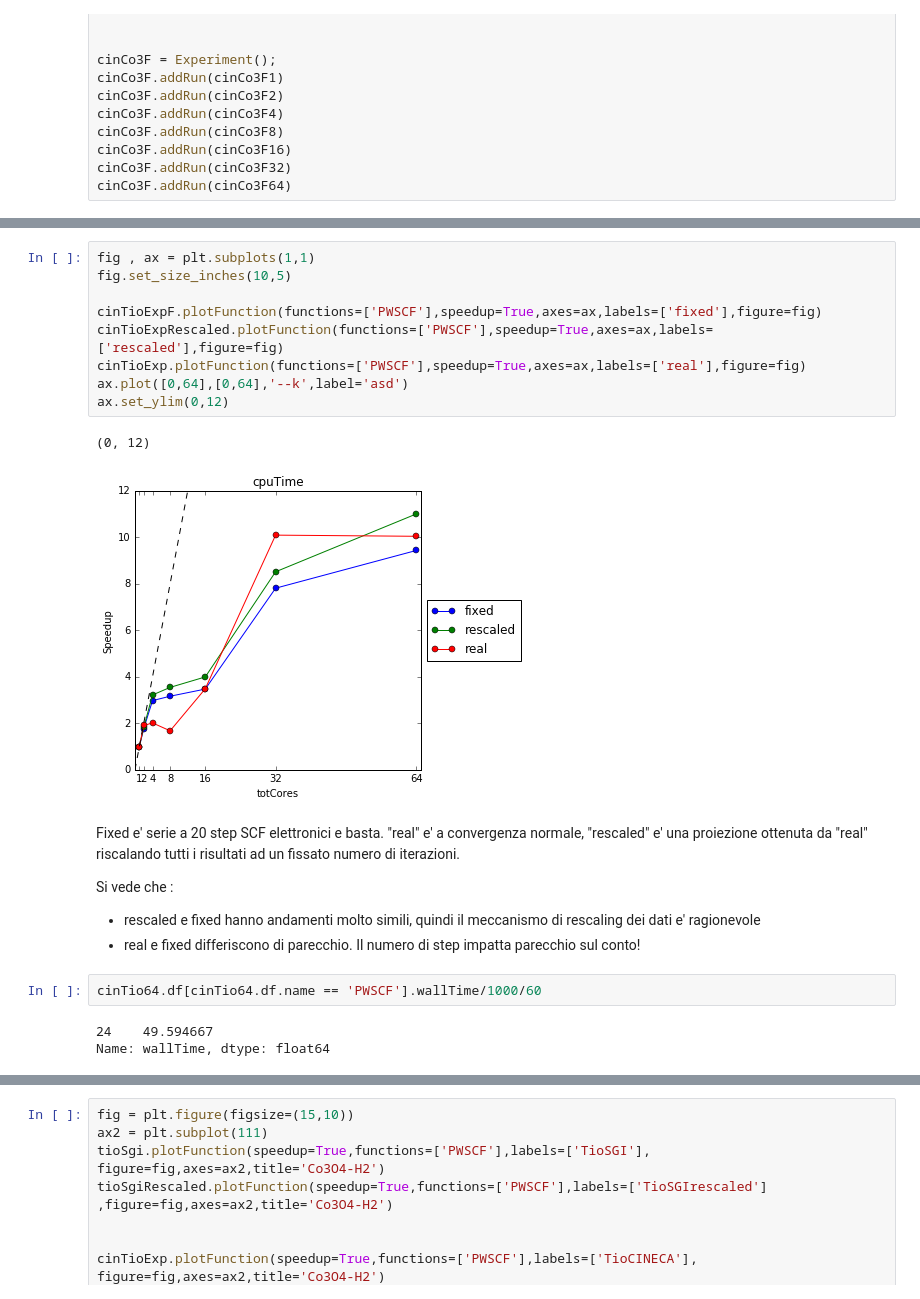
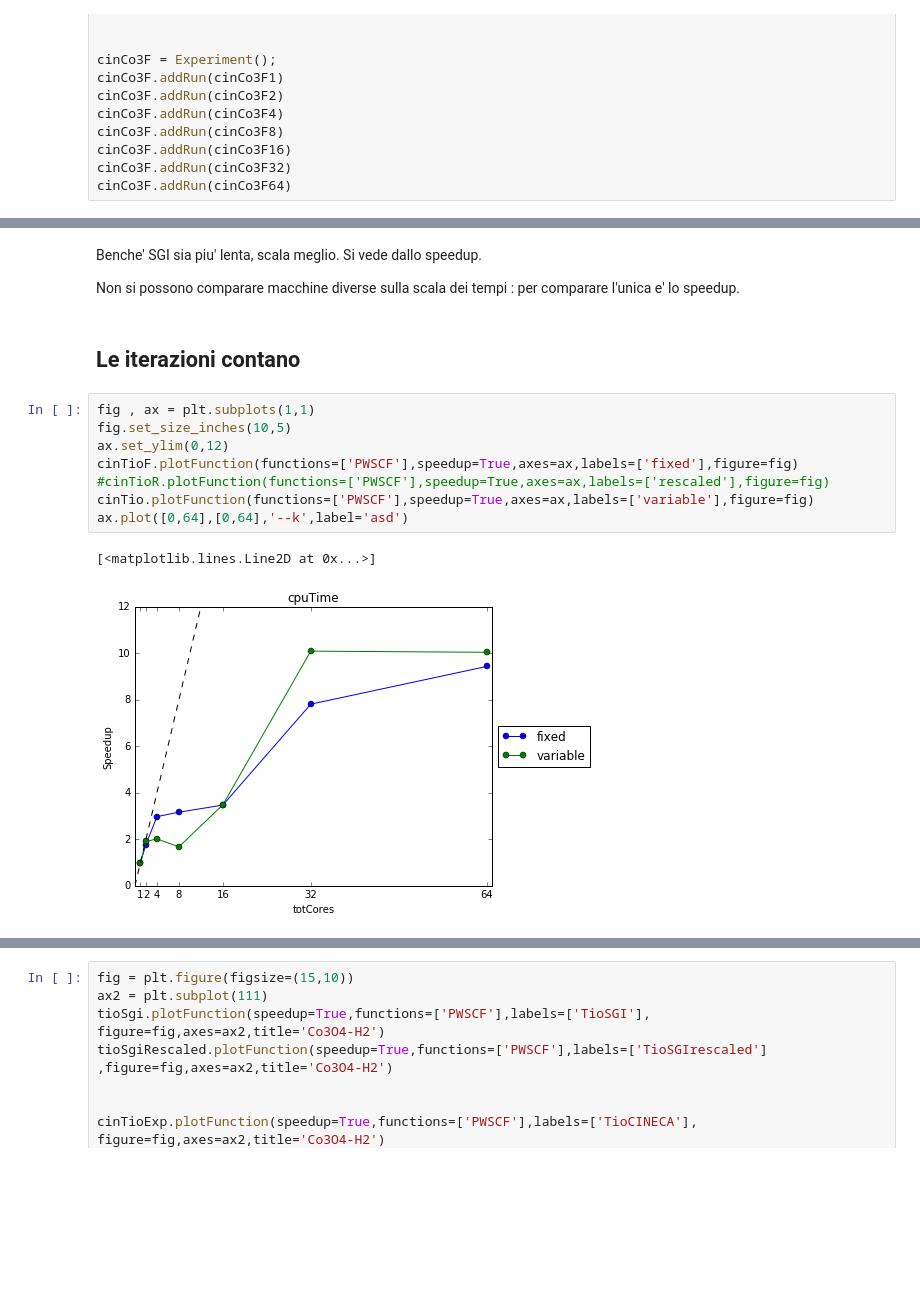
Before and after one commit to gioruffa/qetools, a Jupyter notebook: plotter.ipynb, the cells around one changed output, grey strips where cells are left out. Saved outputs shown, nothing was run; the diff lists cells and outputs as text; blank space fills up the shorter version.

```diff
--- a/plotter.ipynb
+++ b/plotter.ipynb
@@ -347,23 +372,17 @@ KeyError: 'iterations'
+# %% [markdown]
+Benche' SGI sia piu' lenta, scala meglio. Si vede dallo speedup.
+
+Non si possono comparare macchine diverse sulla scala dei tempi : per comparare l'unica e' lo speedup.
+# %% [markdown]
+## Le iterazioni contano
 # %%
 fig , ax = plt.subplots(1,1)
 fig.set_size_inches(10,5)
-
-cinTioExpF.plotFunction(functions=['PWSCF'],speedup=True,axes=ax,labels=['fixed'],figure=fig)
-cinTioExpRescaled.plotFunction(functions=['PWSCF'],speedup=True,axes=ax,labels=['rescaled'],figure=fig)
-cinTioExp.plotFunction(functions=['PWSCF'],speedup=True,axes=ax,labels=['real'],figure=fig)
+ax.set_ylim(0,12)
+cinTioF.plotFunction(functions=['PWSCF'],speedup=True,axes=ax,labels=['fixed'],figure=fig)
+#cinTioR.plotFunction(functions=['PWSCF'],speedup=True,axes=ax,labels=['rescaled'],figure=fig)
+cinTio.plotFunction(functions=['PWSCF'],speedup=True,axes=ax,labels=['variable'],figure=fig)
 ax.plot([0,64],[0,64],'--k',label='asd')
-ax.set_ylim(0,12)
 # %% [output]
-(0, 12)
+[<matplotlib.lines.Line2D at 0x...>]
-[figure, old version]
+[figure, new version]
-# %% [markdown]
-Fixed e' serie a 20 step SCF elettronici e basta. "real" e' a convergenza normale, "rescaled" e' una proiezione ottenuta da "real" riscalando tutti i risultati ad un fissato numero di iterazioni.
-
-Si vede che :
- * rescaled e fixed hanno andamenti molto simili, quindi il meccanismo di rescaling dei dati e' ragionevole
- * real e fixed differiscono di parecchio. Il numero di step impatta parecchio sul conto!
-# %%
-cinTio64.df[cinTio64.df.name == 'PWSCF'].wallTime/1000/60
-# %% [output]
-24    49.594667
-Name: wallTime, dtype: float64
```
Also changed, not shown: parts of 50 cells of this notebook, 2 other files.
